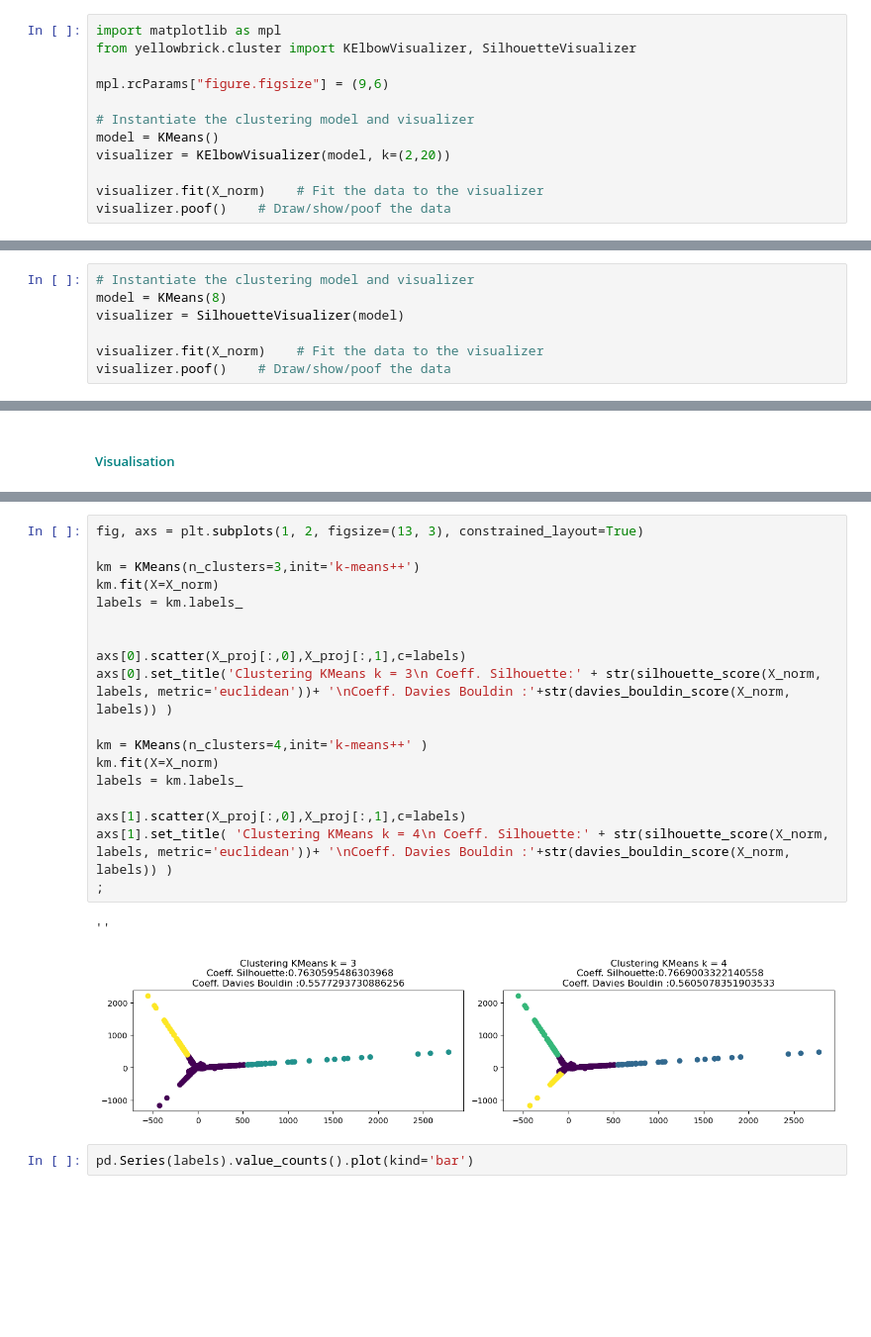
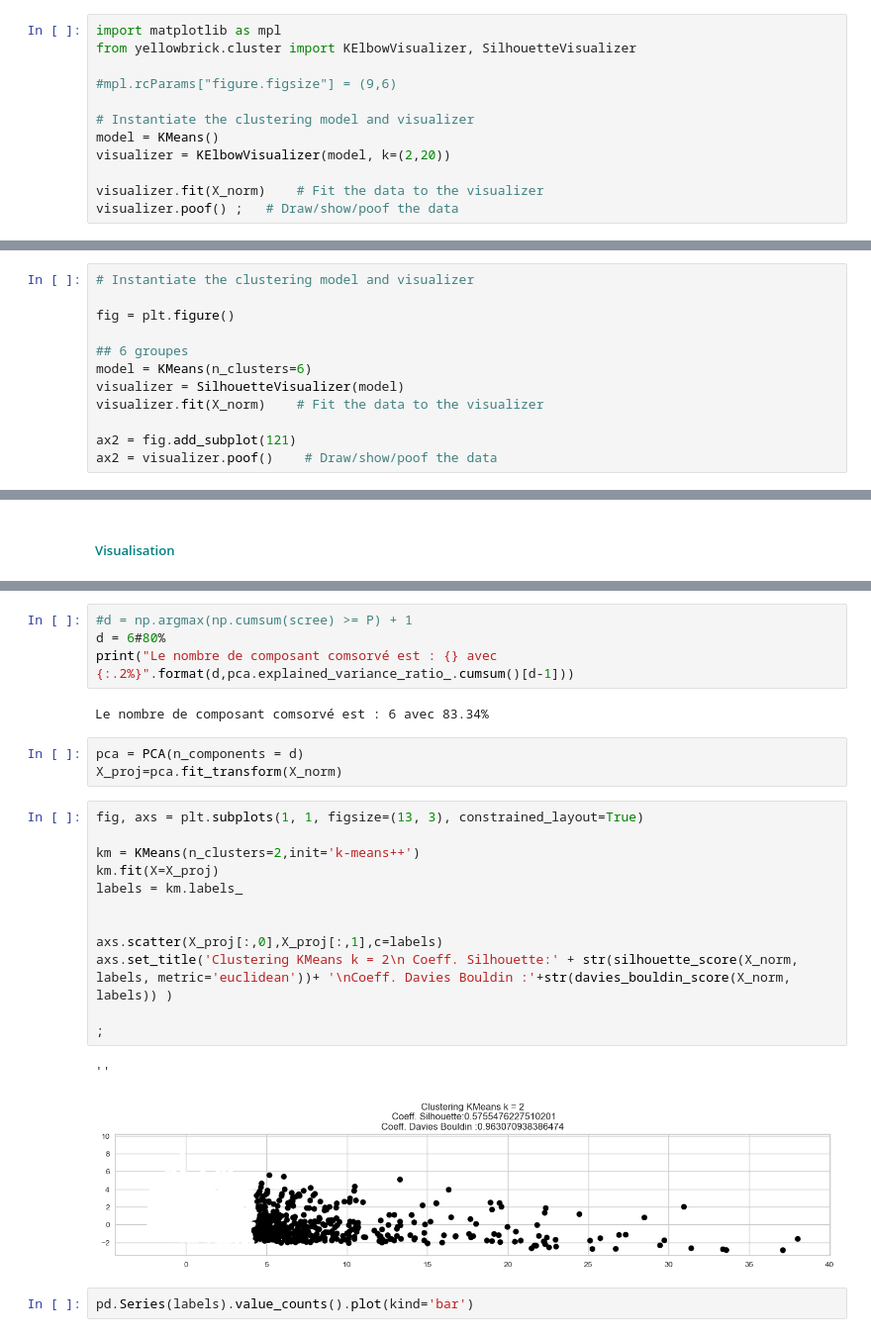
Before and after one commit to kevin-EK/OC-DS-P5-Segmentez-des-clients-d-un-site-e-commerce, a Jupyter notebook: Clustering.ipynb, the cells around one changed output, grey strips where cells are left out. Shown at 99% size. Cells and saved outputs as stored; diff of their text form; blank space fills up the shorter version.

Commit message:
rfm vs kmeans vs cah v1

```diff
--- a/Clustering.ipynb
+++ b/Clustering.ipynb
@@ -199,14 +356,14 @@ ax[2].set_title('Indice de Davies Bouldin');
 import matplotlib as mpl
 from yellowbrick.cluster import KElbowVisualizer, SilhouetteVisualizer
 
-mpl.rcParams["figure.figsize"] = (9,6)
+#mpl.rcParams["figure.figsize"] = (9,6)
 
 # Instantiate the clustering model and visualizer
 model = KMeans()
 visualizer = KElbowVisualizer(model, k=(2,20))
 
 visualizer.fit(X_norm)    # Fit the data to the visualizer
-visualizer.poof()    # Draw/show/poof the data
+visualizer.poof() ;   # Draw/show/poof the data
 # %%
 # Instantiate the clustering model and visualizer
 model = KMeans()
@@ -217,9 +374,14 @@ visualizer.poof()    # Draw/show/poof the data
 # %%
 # Instantiate the clustering model and visualizer
-model = KMeans(8)
+
+fig = plt.figure()
+
+## 6 groupes
+model = KMeans(n_clusters=6)
 visualizer = SilhouetteVisualizer(model)
+visualizer.fit(X_norm)    # Fit the data to the visualizer
 
-visualizer.fit(X_norm)    # Fit the data to the visualizer
-visualizer.poof()    # Draw/show/poof the data
+ax2 = fig.add_subplot(121)
+ax2 = visualizer.poof()    # Draw/show/poof the data
 # %% [markdown]
 <div class="alert alert-warning">Le meilleur nombre de cluster est selon:</br>
@@ -319,24 +547,27 @@ Le nombre de composant comsorvé est :  11
+# %%
+#d = np.argmax(np.cumsum(scree) >= P) + 1
+d = 6#80%
+print("Le nombre de composant comsorvé est : {} avec {:.2%}".format(d,pca.explained_variance_ratio_.cumsum()[d-1]))
+# %% [output]
+Le nombre de composant comsorvé est : 6 avec 83.34%
+# %%
+pca = PCA(n_components = d)
+X_proj=pca.fit_transform(X_norm)
 # %%
-fig, axs = plt.subplots(1, 2, figsize=(13, 3), constrained_layout=True)
+fig, axs = plt.subplots(1, 1, figsize=(13, 3), constrained_layout=True)
 
-km = KMeans(n_clusters=3,init='k-means++')
-km.fit(X=X_norm)
+km = KMeans(n_clusters=2,init='k-means++')
+km.fit(X=X_proj)
 labels = km.labels_
 
 
-axs[0].scatter(X_proj[:,0],X_proj[:,1],c=labels)
-axs[0].set_title('Clustering KMeans k = 3\n Coeff. Silhouette:' + str(silhouette_score(X_norm, labels, metric='euclidean'))+ '\nCoeff. Davies Bouldin :'+str(davies_bouldin_score(X_norm, labels)) )
+axs.scatter(X_proj[:,0],X_proj[:,1],c=labels)
+axs.set_title('Clustering KMeans k = 2\n Coeff. Silhouette:' + str(silhouette_score(X_norm, labels, metric='euclidean'))+ '\nCoeff. Davies Bouldin :'+str(davies_bouldin_score(X_norm, labels)) )
 
-km = KMeans(n_clusters=4,init='k-means++' )
-km.fit(X=X_norm)
-labels = km.labels_
-
-axs[1].scatter(X_proj[:,0],X_proj[:,1],c=labels)
-axs[1].set_title( 'Clustering KMeans k = 4\n Coeff. Silhouette:' + str(silhouette_score(X_norm, labels, metric='euclidean'))+ '\nCoeff. Davies Bouldin :'+str(davies_bouldin_score(X_norm, labels)) )
 ;
 # %% [output]
 ''
-[figure, old version]
+[figure, new version]
 # %%
 pd.Series(labels).value_counts().plot(kind='bar')
 # %% [output]
```
Also changed, not shown: parts of 62 cells of this notebook.
